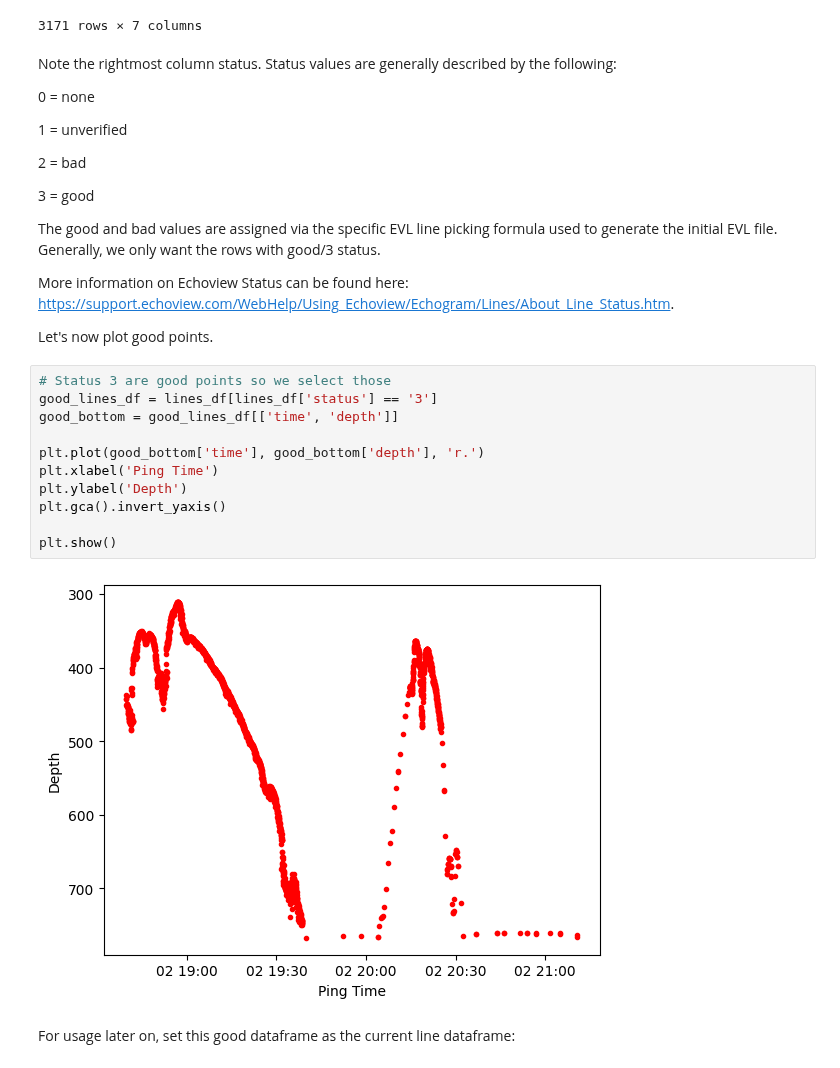
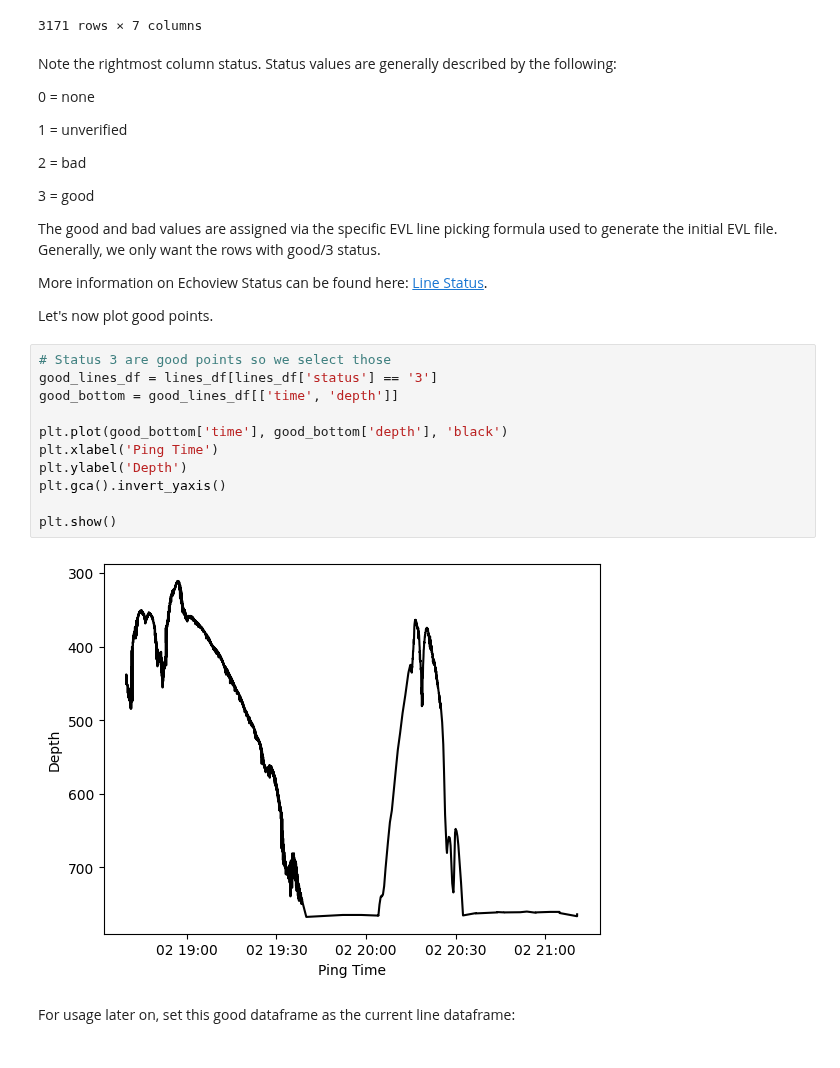
Before and after one commit to OSOceanAcoustics/echoregions, a Jupyter notebook: docs/source/Lines_functionality.ipynb, the cells around one changed output. Cells and saved outputs as stored; diff of their text form.

```diff
--- a/docs/source/Lines_functionality.ipynb
+++ b/docs/source/Lines_functionality.ipynb
@@ -81,22 +81,22 @@ Note the rightmost column status. Status values are generally described by the f
 
 The good and bad values are assigned via the specific EVL line picking formula used to generate the initial EVL file. Generally, we only want the rows with good/3 status.
 
-More information on Echoview Status can be found here: https://support.echoview.com/WebHelp/Using_Echoview/Echogram/Lines/About_Line_Status.htm.
+More information on Echoview Status can be found here: [Line Status](https://support.echoview.com/WebHelp/Using_Echoview/Echogram/Lines/About_Line_Status.htm).
 
 Let's now plot good points.
 # %%
 # Status 3 are good points so we select those
 good_lines_df = lines_df[lines_df['status'] == '3']
 good_bottom = good_lines_df[['time', 'depth']]
 
-plt.plot(good_bottom['time'], good_bottom['depth'], 'r.')
+plt.plot(good_bottom['time'], good_bottom['depth'], 'black')
 plt.xlabel('Ping Time')
 plt.ylabel('Depth')
 plt.gca().invert_yaxis()
 
 plt.show()
 # %% [output]
-[figure, old version]
+[figure, new version]
 # %% [markdown]
 For usage later on, set this good dataframe as the current line dataframe:
 # %%
```
Also changed, not shown: parts of 19 cells of this notebook, 9 other files.
